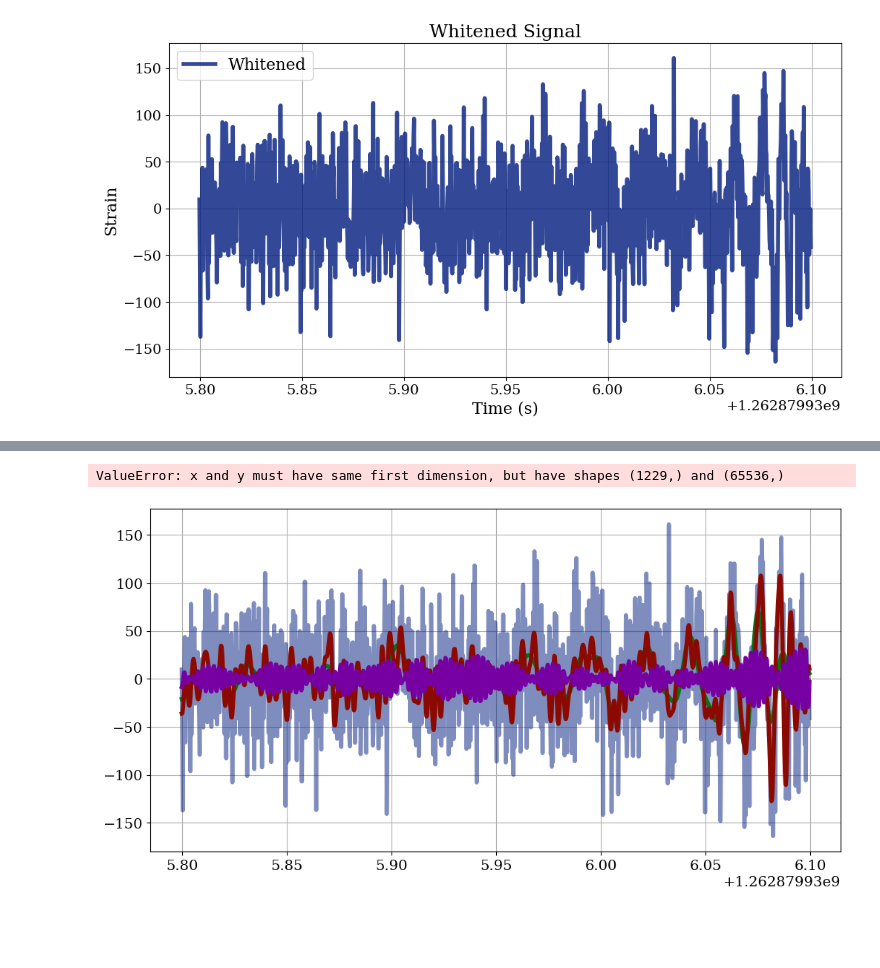
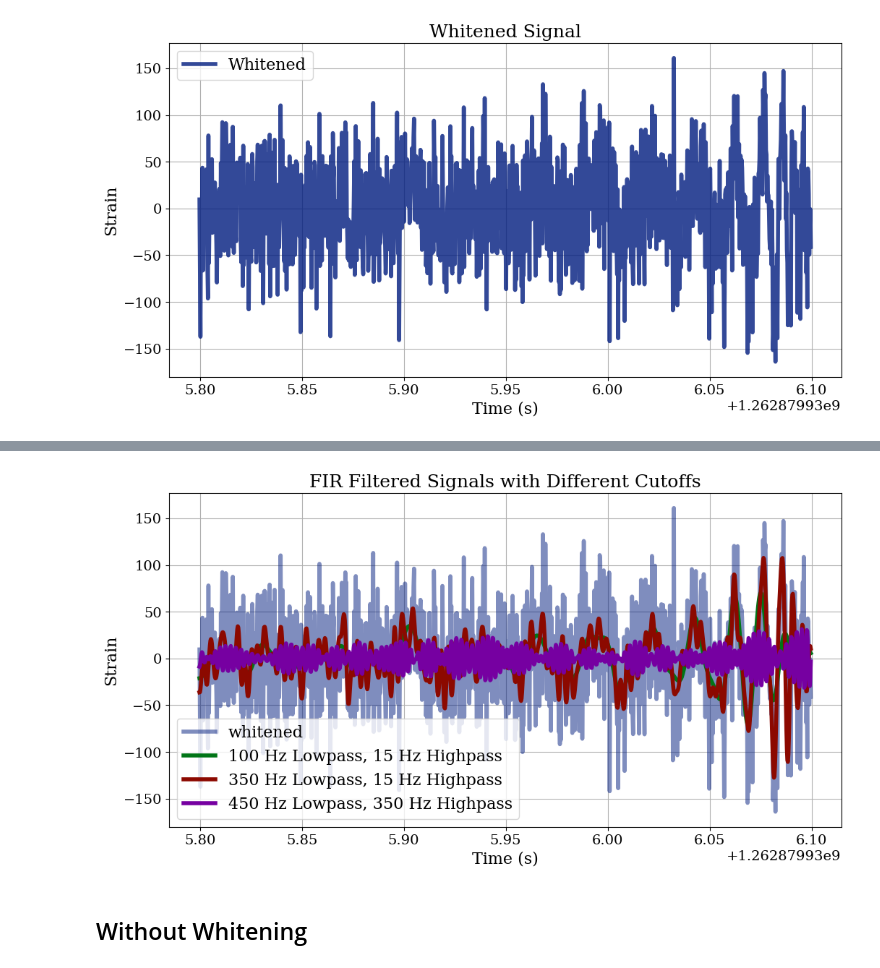
Before and after one commit to TeunB6/gravitational-waves, a Jupyter notebook: notebooks/fir_filter.ipynb, the cells around one changed output, grey strips where cells are left out. Drawn from its saved outputs; the diff is of its cells as text; code cells hidden in the pictures; blank space fills up the shorter version.

Commit message:
feat: plots and stuff

```diff
--- a/notebooks/fir_filter.ipynb
+++ b/notebooks/fir_filter.ipynb
@@ -14,8 +14,18 @@ plt.rcParams.update(
         "lines.linewidth": 4,  # set default line width
         "text.usetex": False,  # use LaTeX
         "font.family": "serif",  # use a serif font
+        "image.cmap": "magma",  # set default colormap
     }
 )
+
+from rich.console import Console
+from rich.style import Style
+
+base_style = Style(color="white", frame=True, bold=True)
+console = Console(style=base_style)
+
+from pathlib import Path
+plots_dir = Path("../plots")
 # %%
 
 from pycbc import catalog
@@ -172,20 +264,16 @@ Running 400 trials...
 # %%
 from pycbc.waveform import get_td_waveform
 event = whitened.time_slice(m.time -0.2, m.time + 0.1)
 plt.plot(event.sample_times, event, label="whitened", alpha=0.5)
 plt.plot(event.sample_times, fir_filter(whitened, 100, 15).time_slice(m.time -0.2, m.time + 0.1), label="100 Hz Lowpass, 15 Hz Highpass")
 plt.plot(event.sample_times, fir_filter(whitened, 350, 15).time_slice(m.time -0.2, m.time + 0.1), label="350 Hz Lowpass, 15 Hz Highpass")
 plt.plot(event.sample_times, fir_filter(whitened, 450, 350).time_slice(m.time -0.2, m.time + 0.1), label="450 Hz Lowpass, 350 Hz Highpass")
-template = get_td_waveform(approximant="IMRPhenomD", mass1=m.mass1, mass2=m.mass2,
-                              delta_t=whitened.delta_t, f_lower=20)[0]
-template.start_time = m.time - template.duration
-
-plt.plot(event.sample_times, template, label="Template", alpha=0.8)
 plt.xlabel('Time (s)')
 plt.ylabel('Strain')
 plt.title('FIR Filtered Signals with Different Cutoffs')
 plt.legend()
 plt.show()
 # %% [output]
-ValueError: x and y must have same first dimension, but have shapes (1229,) and (65536,)
-[figure, old version]
+[figure, new version]
+# %% [markdown]
+## Without Whitening
```
Also changed, not shown: parts of 13 cells of this notebook, 10 other files.
